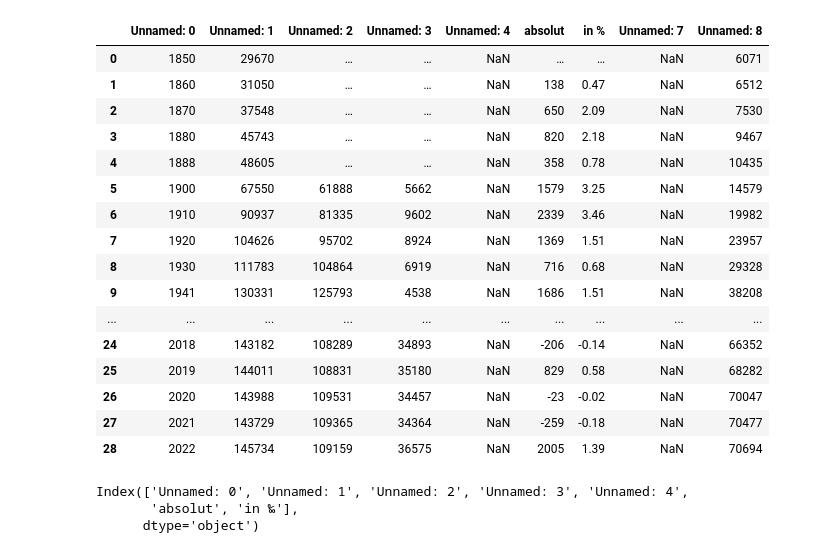
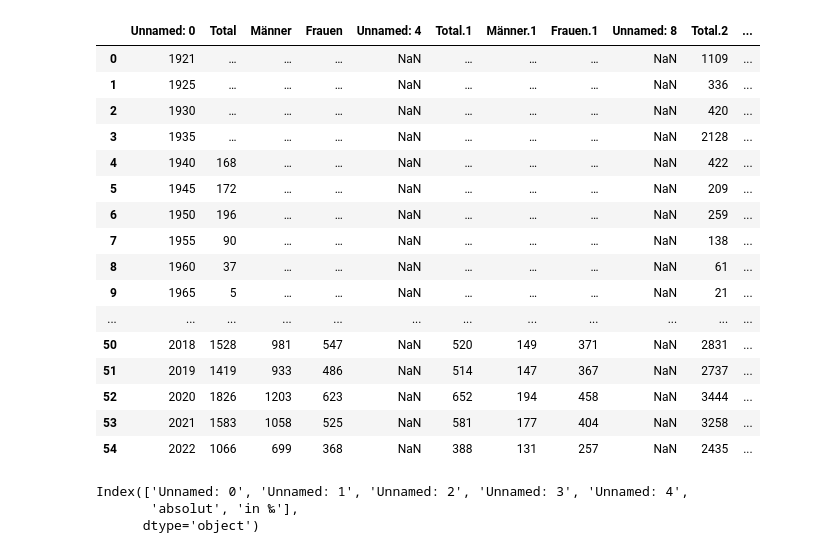
Before and after one commit to gboaventura93/project_Bern, a Jupyter notebook: project.ipynb, the cells around one changed output. Cells and saved outputs as stored; diff of their text form; code cells hidden in the pictures.

```diff
--- a/project.ipynb
+++ b/project.ipynb
@@ -9,30 +14,33 @@ file_path_bevoelkerungsbestand = r'C:\Users\Startklar\Desktop\Project_Bern\bevoe
 file_path_bevoelkerungsbestand_und_haushalte = r'C:\Users\Startklar\Desktop\Project_Bern\bevoelkerungsbestand_und_haushalte_seit_1850.xlsx'
 file_path_natuerliche = r'C:\Users\Startklar\Desktop\Project_Bern\natuerliche_bevoelkerungsbewegungen_seit_1890.xlsx'
 file_path_wanderungsbewegungen = r'C:\Users\Startklar\Desktop\Project_Bern\wanderungsbewegungen_seit_1900.xlsx'
+file_path_arbeitslose = r'C:\Users\Startklar\Desktop\Project_Bern\arbeitslose_seit_1921.xlsx'
 # %%
 df1 = pd.read_excel(file_path_bevoelkerungsbestand, skiprows=7, nrows=52)
 df2 = pd.read_excel(file_path_bevoelkerungsbestand_und_haushalte, skiprows=7, nrows=29)
 df3 = pd.read_excel(file_path_natuerliche, skiprows=9, nrows=53)
 df4 = pd.read_excel(file_path_wanderungsbewegungen, skiprows=7, nrows=52)
-df2
+df5 = pd.read_excel(file_path_arbeitslose, skiprows=8, nrows=55)
-# %% [output]
-|  | Unnamed: 0 | Unnamed: 1 | Unnamed: 2 | Unnamed: 3 | Unnamed: 4 | absolut | in % | Unnamed: 7 | Unnamed: 8 |
-| 0 | 1850 | 29670 | … | … | NaN | … | … | NaN | 6071 |
-| 1 | 1860 | 31050 | … | … | NaN | 138 | 0.47 | NaN | 6512 |
-| 2 | 1870 | 37548 | … | … | NaN | 650 | 2.09 | NaN | 7530 |
-| 3 | 1880 | 45743 | … | … | NaN | 820 | 2.18 | NaN | 9467 |
-| 4 | 1888 | 48605 | … | … | NaN | 358 | 0.78 | NaN | 10435 |
-| 5 | 1900 | 67550 | 61888 | 5662 | NaN | 1579 | 3.25 | NaN | 14579 |
-| 6 | 1910 | 90937 | 81335 | 9602 | NaN | 2339 | 3.46 | NaN | 19982 |
-| 7 | 1920 | 104626 | 95702 | 8924 | NaN | 1369 | 1.51 | NaN | 23957 |
-| 8 | 1930 | 111783 | 104864 | 6919 | NaN | 716 | 0.68 | NaN | 29328 |
-| 9 | 1941 | 130331 | 125793 | 4538 | NaN | 1686 | 1.51 | NaN | 38208 |
-| ... | ... | ... | ... | ... | ... | ... | ... | ... | ... |
-| 24 | 2018 | 143182 | 108289 | 34893 | NaN | -206 | -0.14 | NaN | 66352 |
-| 25 | 2019 | 144011 | 108831 | 35180 | NaN | 829 | 0.58 | NaN | 68282 |
-| 26 | 2020 | 143988 | 109531 | 34457 | NaN | -23 | -0.02 | NaN | 70047 |
-| 27 | 2021 | 143729 | 109365 | 34364 | NaN | -259 | -0.18 | NaN | 70477 |
-| 28 | 2022 | 145734 | 109159 | 36575 | NaN | 2005 | 1.39 | NaN | 70694 |
+# %%
+df5
+# %% [output]
+|  | Unnamed: 0 | Total | Männer | Frauen | Unnamed: 4 | Total.1 | Männer.1 | Frauen.1 | Unnamed: 8 | Total.2 | ... |
+| 0 | 1921 | … | … | … | NaN | … | … | … | NaN | 1109 | ... |
+| 1 | 1925 | … | … | … | NaN | … | … | … | NaN | 336 | ... |
+| 2 | 1930 | … | … | … | NaN | … | … | … | NaN | 420 | ... |
+| 3 | 1935 | … | … | … | NaN | … | … | … | NaN | 2128 | ... |
+| 4 | 1940 | 168 | … | … | NaN | … | … | … | NaN | 422 | ... |
+| 5 | 1945 | 172 | … | … | NaN | … | … | … | NaN | 209 | ... |
+| 6 | 1950 | 196 | … | … | NaN | … | … | … | NaN | 259 | ... |
+| 7 | 1955 | 90 | … | … | NaN | … | … | … | NaN | 138 | ... |
+| 8 | 1960 | 37 | … | … | NaN | … | … | … | NaN | 61 | ... |
+| 9 | 1965 | 5 | … | … | NaN | … | … | … | NaN | 21 | ... |
+| ... | ... | ... | ... | ... | ... | ... | ... | ... | ... | ... | ... |
+| 50 | 2018 | 1528 | 981 | 547 | NaN | 520 | 149 | 371 | NaN | 2831 | ... |
+| 51 | 2019 | 1419 | 933 | 486 | NaN | 514 | 147 | 367 | NaN | 2737 | ... |
+| 52 | 2020 | 1826 | 1203 | 623 | NaN | 652 | 194 | 458 | NaN | 3444 | ... |
+| 53 | 2021 | 1583 | 1058 | 525 | NaN | 581 | 177 | 404 | NaN | 3258 | ... |
+| 54 | 2022 | 1066 | 699 | 368 | NaN | 388 | 131 | 257 | NaN | 2435 | ... |
 # %%
 #First let's look df1: drop the NaN column + Rename columns
 df1.columns
```
Also changed, not shown: parts of 30 cells of this notebook.
